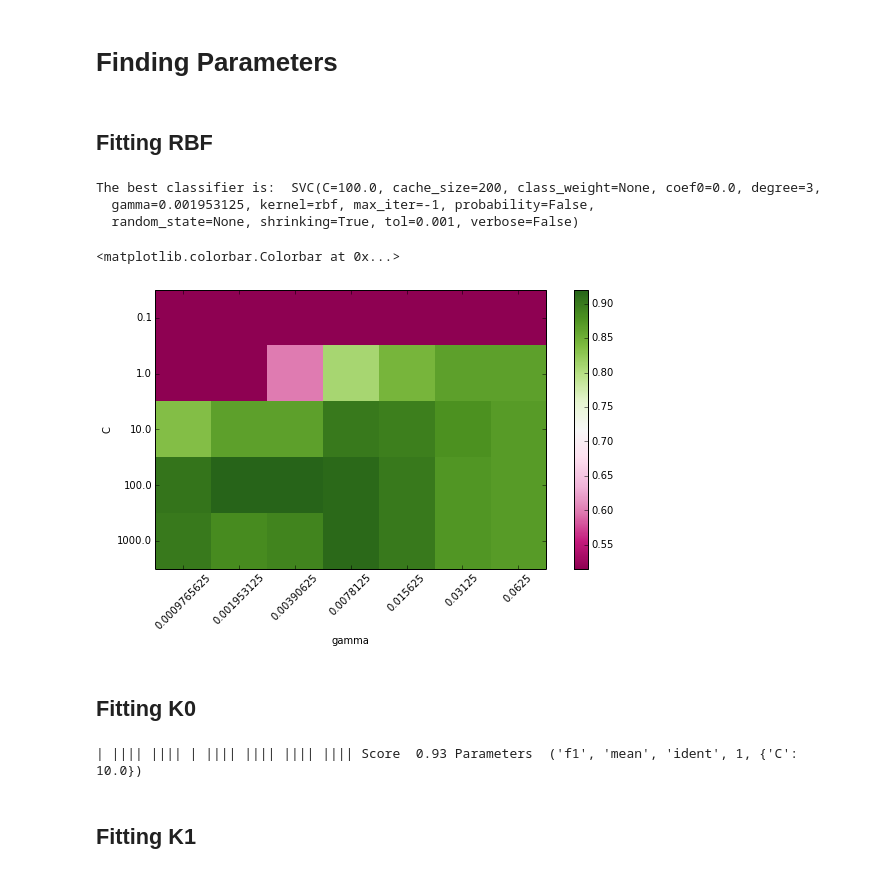
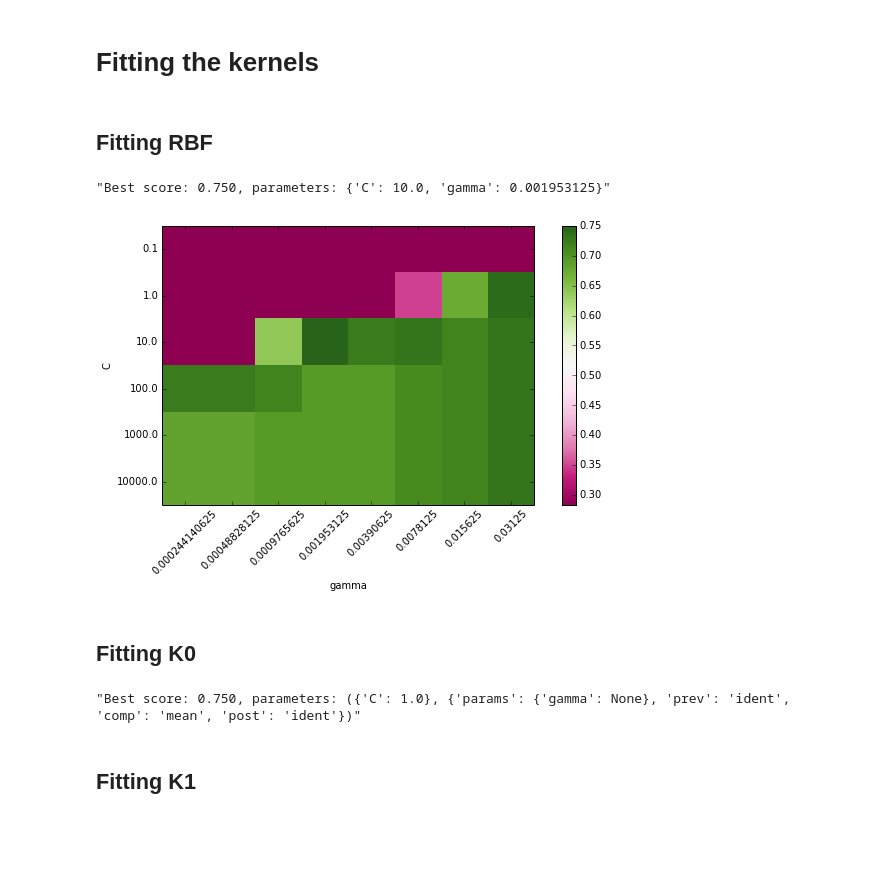
Before and after one commit to 4kxz/categorical-kernels, a Jupyter notebook: Kernels - Performance on Synthetic.ipynb, the cells around one changed output. Saved outputs shown, nothing was run; the diff lists cells and outputs as text; code cells hidden in the pictures; blank space fills up the shorter version.

```diff
--- a/Kernels - Performance on Synthetic.ipynb
+++ b/Kernels - Performance on Synthetic.ipynb
@@ -59,9 +49,8 @@ for i, n in enumerate(sizes):
-# %% [markdown]
-# Finding Parameters
+# %% [markdown]
+# Fitting the kernels
 # %%
-# Generate and split the dataset
-
-X, y = synthetic(400)
+# Generate a dataset and split the data in train and test
+X, y = synthetic(240, d=25, c=4)
 
 X_train, X_test, y_train, y_test = cv.train_test_split(X, y, test_size=0.5, random_state=42)
 X_train_prep =  preprocess(X_train)
@@ -70,34 +59,31 @@ X_test_prep = preprocess(X_test)
 ## Fitting RBF
 # %%
 clf = svm.SVC(kernel='rbf')
-costs = 10.0 ** np.arange(-1, 4)
-gammas = 2.0 ** np.arange(-10, -3)
+costs = 10.0 ** np.arange(-1, 5)
+gammas = 2.0 ** np.arange(-12, -4)
 params = dict(C=costs, gamma=gammas)
 
 # GridSearch takes care of finding the best parameters using cross-validation:
 grid = gs.GridSearchCV(clf, param_grid=params, cv=10)
 grid.fit(X_train_prep, y_train)
 
-print("The best classifier is: ", grid.best_estimator_)
+# Draw heatmap of accuracy as a function of gamma and C
+# using only the actual scores:
+scores = [x[1] for x in grid.grid_scores_]
+scores = np.array(scores).reshape(len(costs), len(gammas))
+figure(figsize=(10, 5), dpi=150)
+plt.imshow(scores, interpolation='nearest', cmap=cm.PiYG)
+plt.xlabel('gamma')
+plt.xticks(np.arange(len(gammas)), gammas, rotation=45)
+plt.ylabel('C')
+plt.yticks(np.arange(len(costs)), costs)
+plt.colorbar()
+
+rbf_results = grid.best_params_
+"Best score: {:0.3f}, parameters: {}".format(grid.best_score_, grid.best_params_)
 # %% [output]
-The best classifier is:  SVC(C=100.0, cache_size=200, class_weight=None, coef0=0.0, degree=3,
-  gamma=0.001953125, kernel=rbf, max_iter=-1, probability=False,
-  random_state=None, shrinking=True, tol=0.001, verbose=False)
+"Best score: 0.750, parameters: {'C': 10.0, 'gamma': 0.001953125}"
+[figure, added]
-# %%
-# Draw heatmap of accuracy as a function of gamma and C
-# using only the actual scores:
-scores = [x[1] for x in grid.grid_scores_]
-scores = np.array(scores).reshape(len(costs), len(gammas))
-figure(figsize=(10, 5), dpi=150)
-imshow(scores, interpolation='nearest', cmap=cm.PiYG)
-xlabel('gamma')
-xticks(np.arange(len(gammas)), gammas, rotation=45)
-ylabel('C')
-yticks(np.arange(len(costs)), costs)
-colorbar()
-# %% [output]
-<matplotlib.colorbar.Colorbar at 0x...>
-[figure, removed]
 # %% [markdown]
 ## Fitting K0
 # %%
@@ -115,8 +101,7 @@ functions = [
     ('f1', 'mean', 'ident'),
     ('f1', 'prod', 'ident'),
 ]
-gammas = 2 ** np.arange(-2, 2)
-params = dict(C=costs)
+gammas = 2.0 ** np.arange(-3, 2)
 
 # Precomputed kernels cannot use GridSearch trivially.
 # For now it's done manually.
@@ -124,18 +109,20 @@ best_score = 0
 best_params = None
 for prev, comp, post in functions:
     for g in gammas if prev == 'f1' or post == 'f1' or post == 'f2' else [None]:
-        print(end="|")
-        grid = gs.GridSearchCV(clf, param_grid=params, cv=10)
-        gram = fast_k0(X_train, prev, comp, post, params=dict(gamma=g))
+        param_dict = dict(prev=prev, comp=comp, post=post, params=dict(gamma=g))
+        gram = fast_k0(X_train, **param_dict)
+        param_grid = dict(C=costs)
+        grid = gs.GridSearchCV(clf, param_grid=param_grid, cv=10)
         grid.fit(gram, y_train)
         if best_score < grid.best_score_:
             best_score = grid.best_score_
-            best_params = (prev, comp, post, g, grid.best_params_)
-    print(end=' ')
+            best_params = grid.best_params_, param_dict
+        #print("Score: {:0.3f},\tparams: {}\t{}".format(grid.best_score_, param_list, grid.best_params_))
 
-print("Score ", best_score, "Parameters ", best_params)
+k0_results = best_params
+"Best score: {:0.3f}, parameters: {}".format(best_score, best_params)
 # %% [output]
-| |||| |||| | |||| |||| |||| |||| Score  0.93 Parameters  ('f1', 'mean', 'ident', 1, {'C': 10.0})
+"Best score: 0.750, parameters: ({'C': 1.0}, {'params': {'gamma': None}, 'prev': 'ident', 'comp': 'mean', 'post': 'ident'})"
 # %% [markdown]
 ## Fitting K1
 # %%
```
Also changed, not shown: parts of 14 cells of this notebook, 19 other files.
